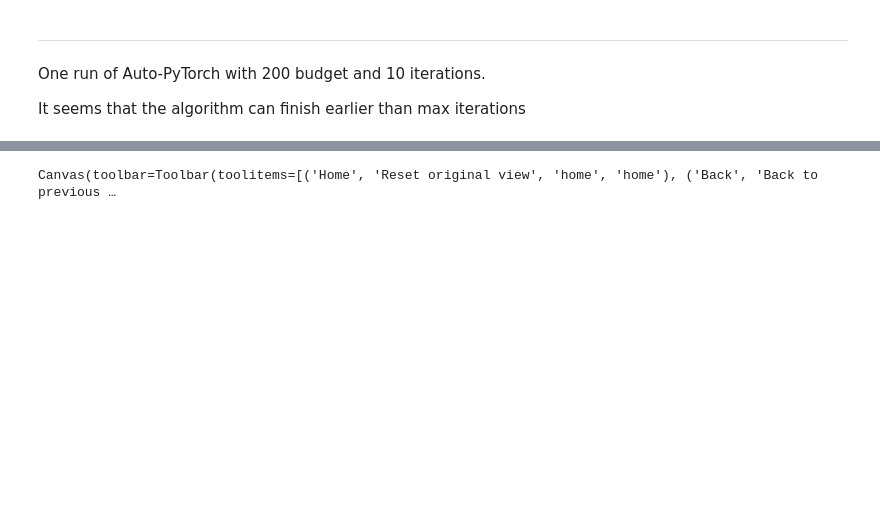
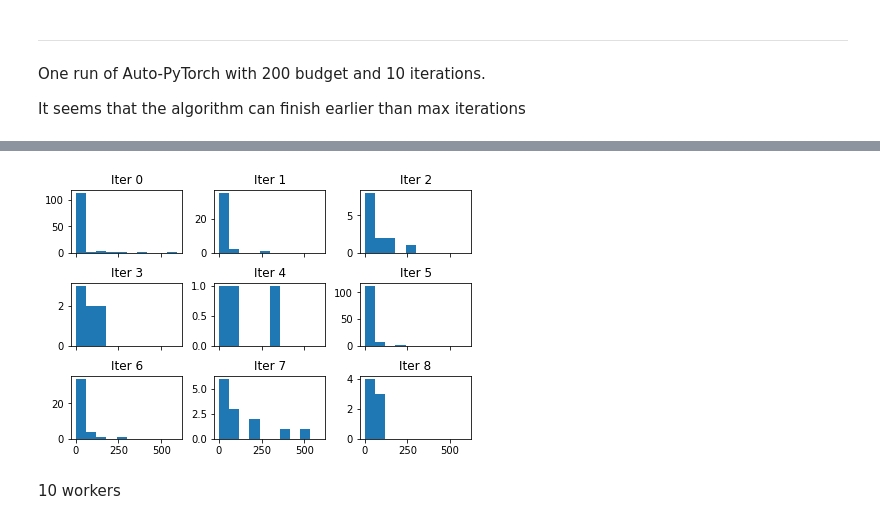
Before and after one commit to jaywonchung/ngpus-profile, a Jupyter notebook: scripts/ana.ipynb, the cells around one changed output, grey strips where cells are left out. Drawn from its saved outputs; the diff is of its cells as text; code cells hidden in the pictures; blank space fills up the shorter version.

```diff
--- a/scripts/ana.ipynb
+++ b/scripts/ana.ipynb
@@ -93,8 +117,12 @@ Name: Duration, Length: 374, dtype: float64
 # %%
-fig, axs = plt.subplots(nrows=3, ncols=3, sharex=True, constrained_layout=True)
+%matplotlib inline
+_, axs = vis.subplots('Job duration distribution of the same run', nrows=3, ncols=3, sharex=True)
 grouped = total.groupby('Iter')
+bins = None
 for ax, (it, grp) in zip(axs.flat, total.groupby('Iter')):
-    ax.hist(grp.Duration)
+    _, bins, _ = ax.hist(grp.Duration, bins=bins)
     ax.set_title(f'Iter {it}')
 # %% [output]
-Canvas(toolbar=Toolbar(toolitems=[('Home', 'Reset original view', 'home', 'home'), ('Back', 'Back to previous …
+[figure, added]
+# %% [markdown]
+10 workers
```
Also changed, not shown: parts of 18 cells of this notebook, 3 other files.
